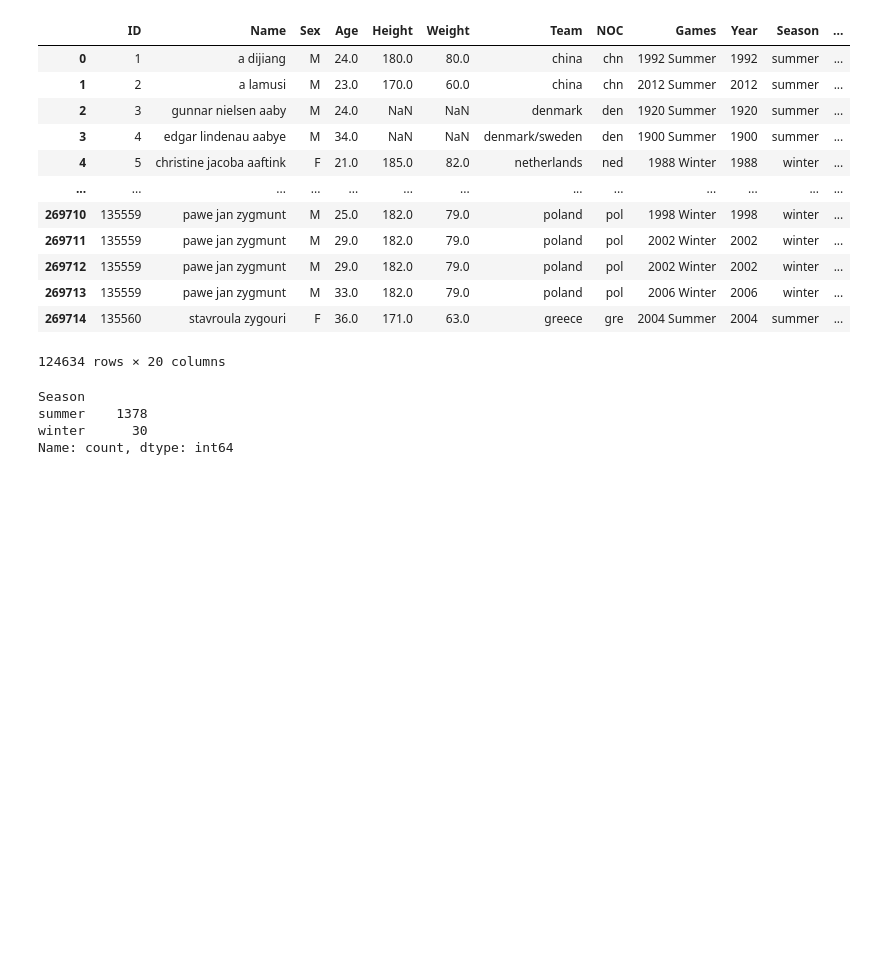
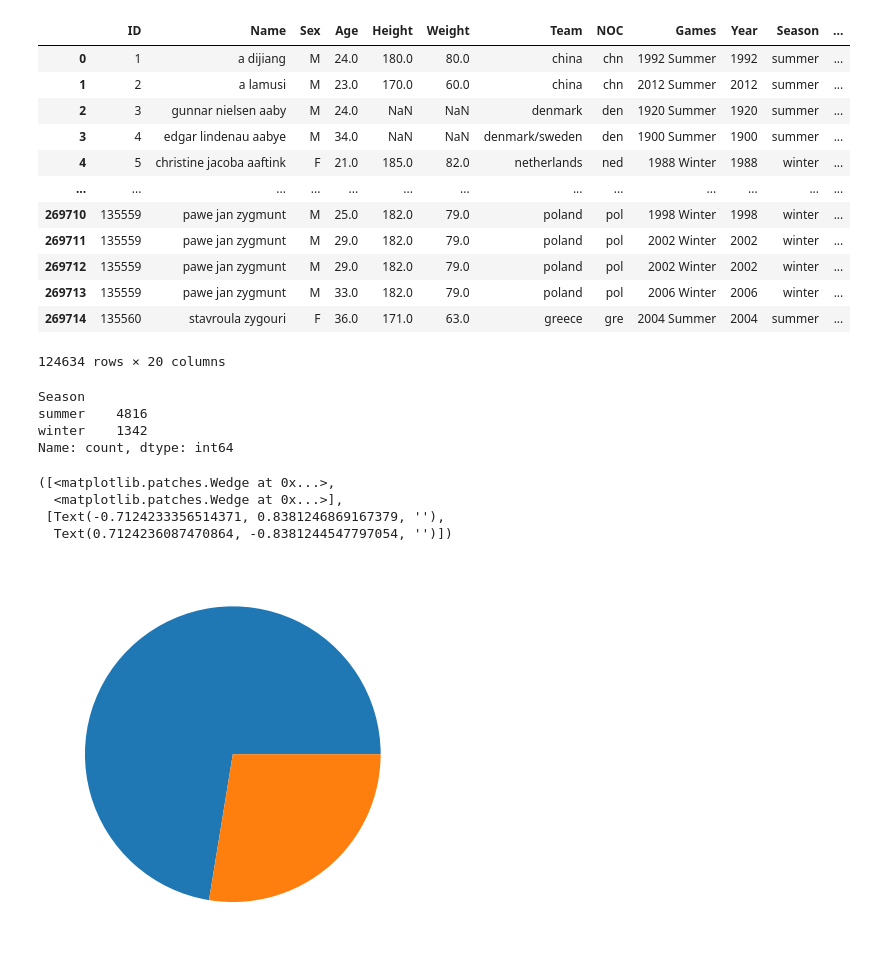
Before and after one commit to deepkothari12/OlympicsProject, a Jupyter notebook: main.ipynb, the cells around one changed output. Cells and saved outputs as stored; diff of their text form; code cells hidden in the pictures; blank space fills up the shorter version.

```diff
--- a/main.ipynb
+++ b/main.ipynb
@@ -326,9 +326,17 @@ def Country_details(name):
     #sns.kdeplot(data=ind , x = ind['Age'])
     return ind['Season'].value_counts()
 # %%
-Country_details("ind")
+Country_details("pol")
 # %% [output]
 Season
-summer    1378
-winter      30
+summer    4816
+winter    1342
 Name: count, dtype: int64
+# %%
+plt.pie(df['Sex'].value_counts())
+# %% [output]
+([<matplotlib.patches.Wedge at 0x...>,
+  <matplotlib.patches.Wedge at 0x...>],
+ [Text(-0.7124233356514371, 0.8381246869167379, ''),
+  Text(0.7124236087470864, -0.8381244547797054, '')])
+[figure, added]
```
Also changed, not shown: parts of 1 cell of this notebook, 4 other files.
